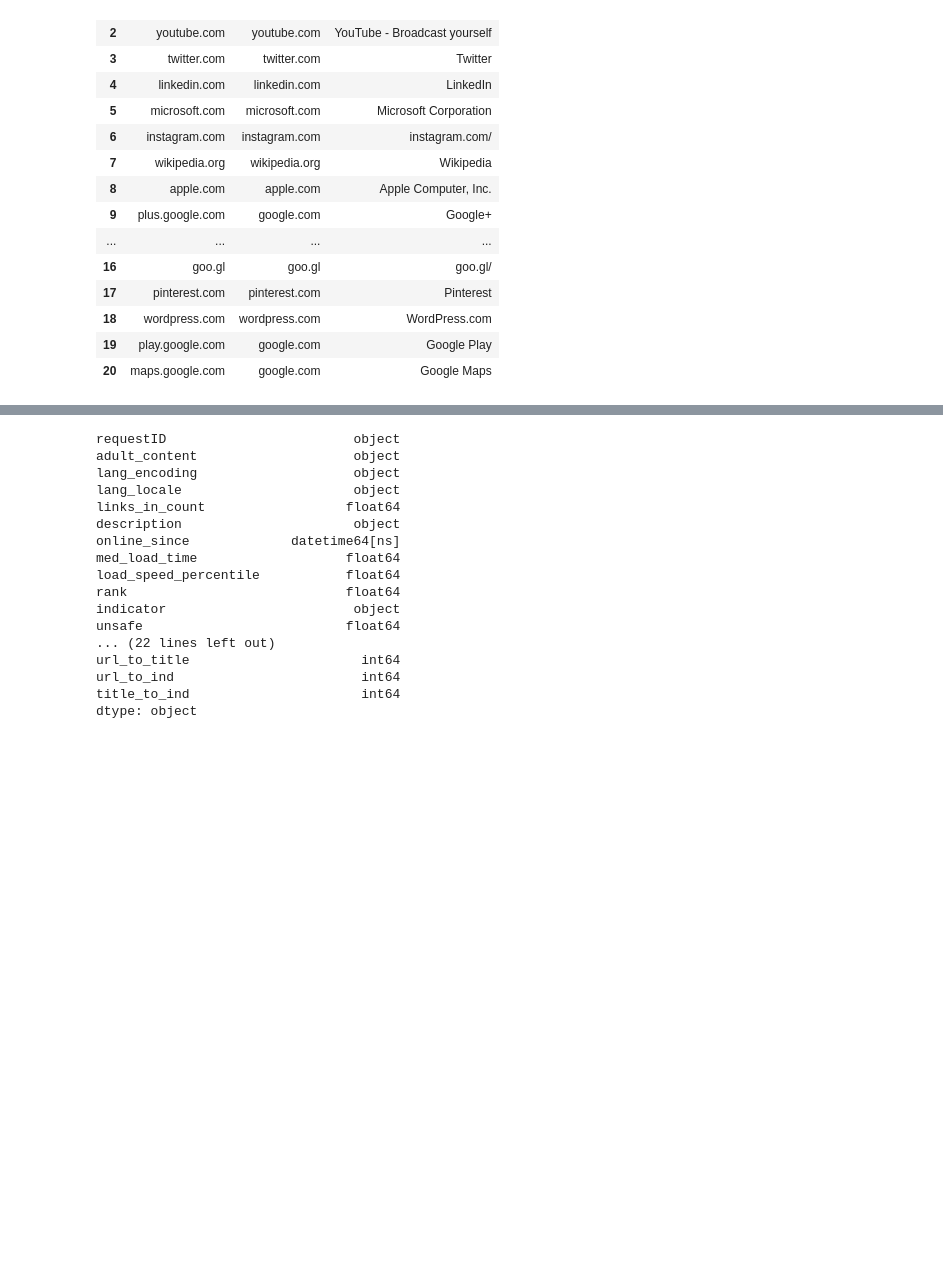
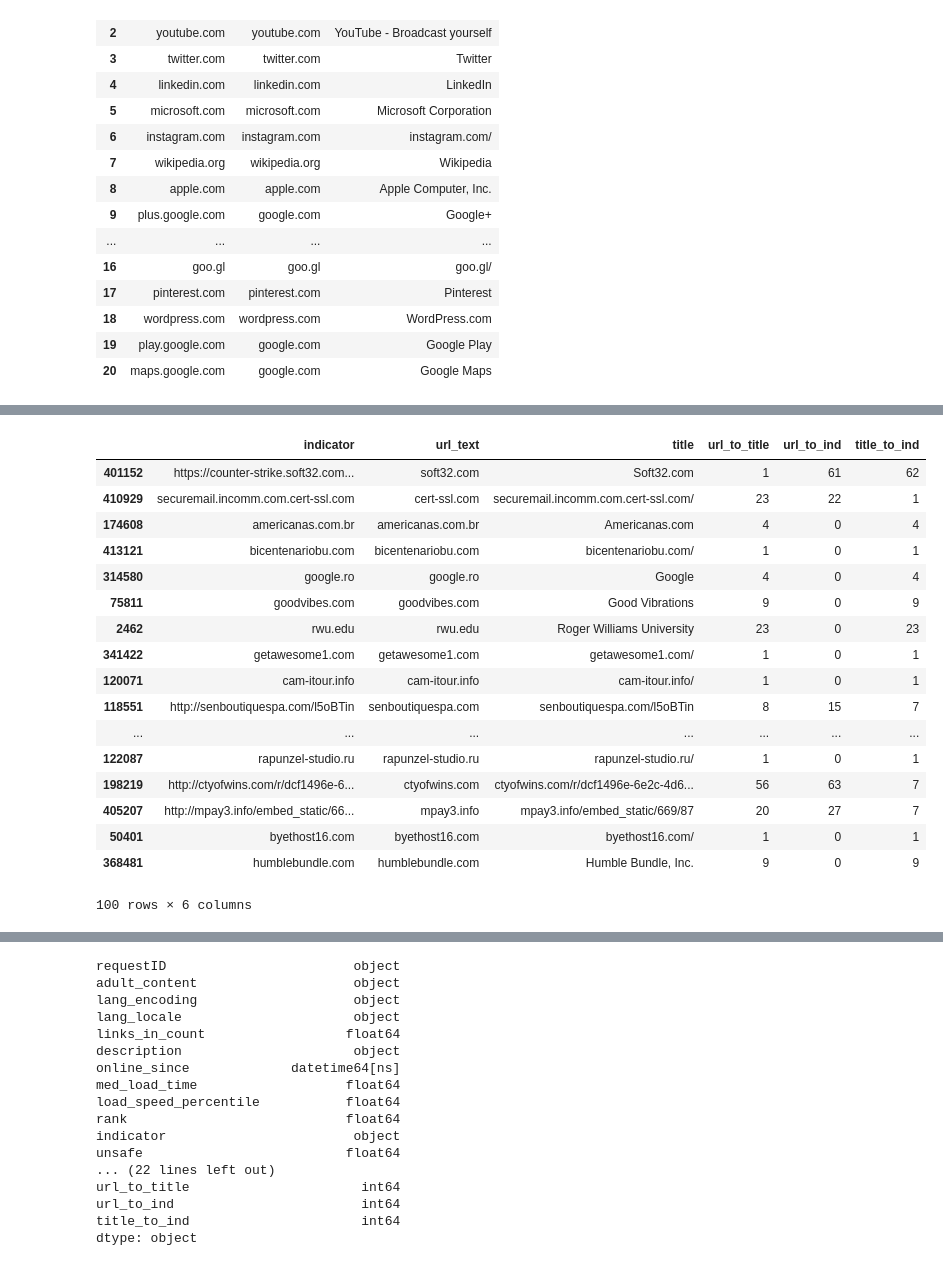
Before and after one commit to G2-IT-Group/external-resource-models, a Jupyter notebook: erinnordquist/alexa_df_improvement.ipynb, the cells around one changed output, grey strips where cells are left out. Cells and saved outputs as stored; diff of their text form; code cells hidden in the pictures; blank space fills up the shorter version.

```diff
--- a/erinnordquist/alexa_df_improvement.ipynb
+++ b/erinnordquist/alexa_df_improvement.ipynb
@@ -66,6 +60,0 @@ print(len(main_df['requestID']))
-# %%
-mismatched = []
-for i in range(len(bin_df['requestID'])):
-    if(bin_df.loc[i,'requestID'] != main_df.loc[i, 'requestID']):
-        mismatched += [i]
-mismatched
@@ -561,7 +535,7 @@ for i in range(len(temp['unsafe'])):
 temp['title_to_ind'] = title_to_ind
 
 # save to parquet file - this df gets loaded in the loading block near the top
-lev_df = temp.drop(columns=['success','url_text','title','status_code'])
+lev_df = temp.drop(columns=['success','status_code'])
 #lev_df.to_parquet('lev_df.gzip',compression = 'gzip')
-lev_df
+lev_df[['indicator','url_text','title','url_to_title', 'url_to_ind','title_to_ind']]
 # %% [output]
@@ -586,3 +543,25 @@ lev_df
+# %%
+
+lev_df[['indicator','url_text','title','url_to_title', 'url_to_ind','title_to_ind']].sample(100)
+# %% [output]
+|  | indicator | url_text | title | url_to_title | url_to_ind | title_to_ind |
+| 401152 | https://counter-strike.soft32.com... | soft32.com | Soft32.com | 1 | 61 | 62 |
+| 410929 | securemail.incomm.com.cert-ssl.com | cert-ssl.com | securemail.incomm.com.cert-ssl.com/ | 23 | 22 | 1 |
+| 174608 | americanas.com.br | americanas.com.br | Americanas.com | 4 | 0 | 4 |
+| 413121 | bicentenariobu.com | bicentenariobu.com | bicentenariobu.com/ | 1 | 0 | 1 |
+| 314580 | google.ro | google.ro | Google | 4 | 0 | 4 |
+| 75811 | goodvibes.com | goodvibes.com | Good Vibrations | 9 | 0 | 9 |
+| 2462 | rwu.edu | rwu.edu | Roger Williams University | 23 | 0 | 23 |
+| 341422 | getawesome1.com | getawesome1.com | getawesome1.com/ | 1 | 0 | 1 |
+| 120071 | cam-itour.info | cam-itour.info | cam-itour.info/ | 1 | 0 | 1 |
+| 118551 | http://senboutiquespa.com/l5oBTin | senboutiquespa.com | senboutiquespa.com/l5oBTin | 8 | 15 | 7 |
+| ... | ... | ... | ... | ... | ... | ... |
+| 122087 | rapunzel-studio.ru | rapunzel-studio.ru | rapunzel-studio.ru/ | 1 | 0 | 1 |
+| 198219 | http://ctyofwins.com/r/dcf1496e-6... | ctyofwins.com | ctyofwins.com/r/dcf1496e-6e2c-4d6... | 56 | 63 | 7 |
+| 405207 | http://mpay3.info/embed_static/66... | mpay3.info | mpay3.info/embed_static/669/87 | 20 | 27 | 7 |
+| 50401 | byethost16.com | byethost16.com | byethost16.com/ | 1 | 0 | 1 |
+| 368481 | humblebundle.com | humblebundle.com | Humble Bundle, Inc. | 9 | 0 | 9 |
+100 rows × 6 columns
 # %%
 lev_df = pd.read_parquet('lev_df.gzip')
 #lev_df = lev_df.drop(columns=['status_code'])
```
Also changed, not shown: parts of 9 cells of this notebook, 5 other files.
